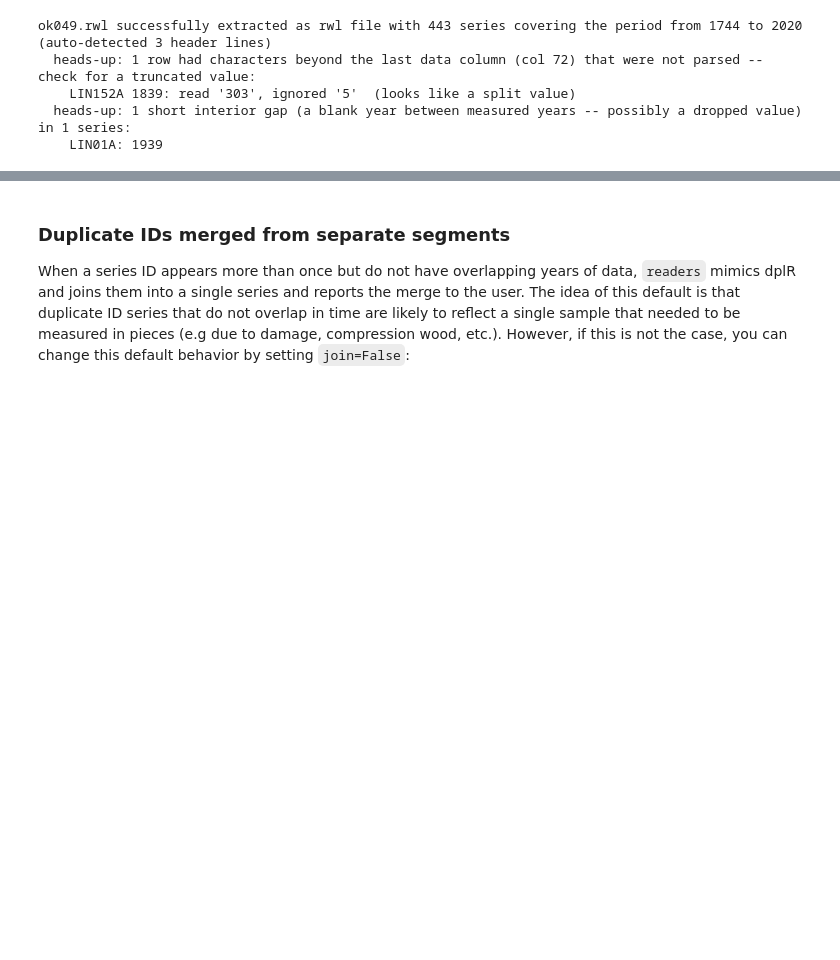
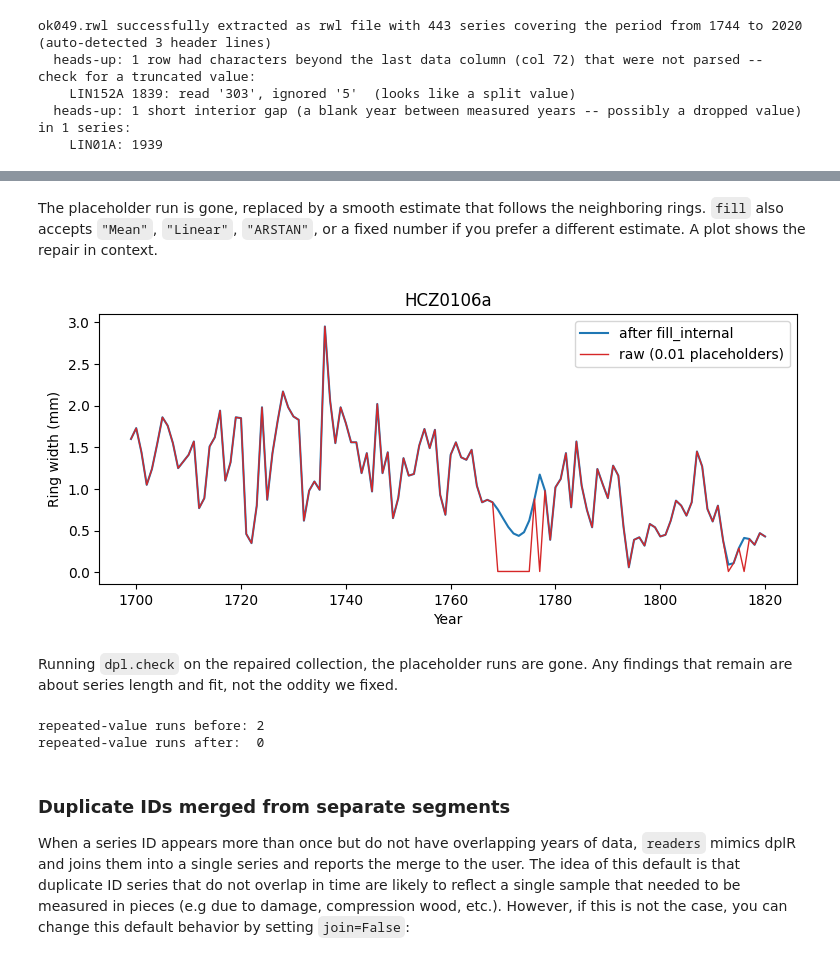
Before and after one commit to OpenDendro/dplPy, a Jupyter notebook: notebooks/readers_demonstration.ipynb, the cells around one changed output, grey strips where cells are left out. Cells and saved outputs as stored; diff of their text form; code cells hidden in the pictures; blank space fills up the shorter version.

Commit message:
Add a fun ITRDB detective-story using dpl.check and fill_internal to the readers notebook

```diff
--- a/notebooks/readers_demonstration.ipynb
+++ b/notebooks/readers_demonstration.ipynb
@@ -138,0 +145,2 @@ ok049.rwl successfully extracted as rwl file with 443 series covering the period
+# %%
+che = dpl.readers("https://www.ncei.noaa.gov/pub/data/paleo/treering/measurements/europe/che413.rwl")
@@ -138,0 +193,7 @@ ok049.rwl successfully extracted as rwl file with 443 series covering the period
+# %%
+# mark the 0.01 placeholder as not-measured, then fill the interior gaps
+gapped = che.mask((che - 0.01).abs() < 1e-9)
+filled = dpl.fill_internal(gapped, fill="Spline")
+
+che["HCZ0106a"].loc[1766:1778].round(2).to_frame("raw").join(
+    filled["HCZ0106a"].loc[1766:1778].round(2).rename("filled"))
@@ -139,3 +216,23 @@ ok049.rwl successfully extracted as rwl file with 443 series covering the period
+# %% [markdown]
+The placeholder run is gone, replaced by a smooth estimate that follows the neighboring rings. `fill` also accepts `"Mean"`, `"Linear"`, `"ARSTAN"`, or a fixed number if you prefer a different estimate. A plot shows the repair in context.
+# %%
+ax = filled["HCZ0106a"].loc[1699:1820].plot(figsize=(9, 3.5), color="#1f77b4", label="after fill_internal")
+che["HCZ0106a"].loc[1699:1820].plot(ax=ax, color="#d62728", lw=1, label="raw (0.01 placeholders)")
+ax.set_xlabel("Year"); ax.set_ylabel("Ring width (mm)"); ax.set_title("HCZ0106a")
+ax.legend()
+plt.show()
+# %% [output]
+[figure, added]
+# %% [markdown]
+Running `dpl.check` on the repaired collection, the placeholder runs are gone. Any findings that remain are about series length and fit, not the oddity we fixed.
+# %%
+before = dpl.check(che)
+after = dpl.check(filled)
+print("repeated-value runs before:", int((before["check"] == "RWL_REPEATED_VALUE").sum()))
+print("repeated-value runs after: ", int((after["check"] == "RWL_REPEATED_VALUE").sum()))
+# %% [output]
+repeated-value runs before: 2
+repeated-value runs after:  0
 # %% [markdown]
 ### Duplicate IDs merged from separate segments
 
```
Also changed, not shown: parts of 7 cells of this notebook.
